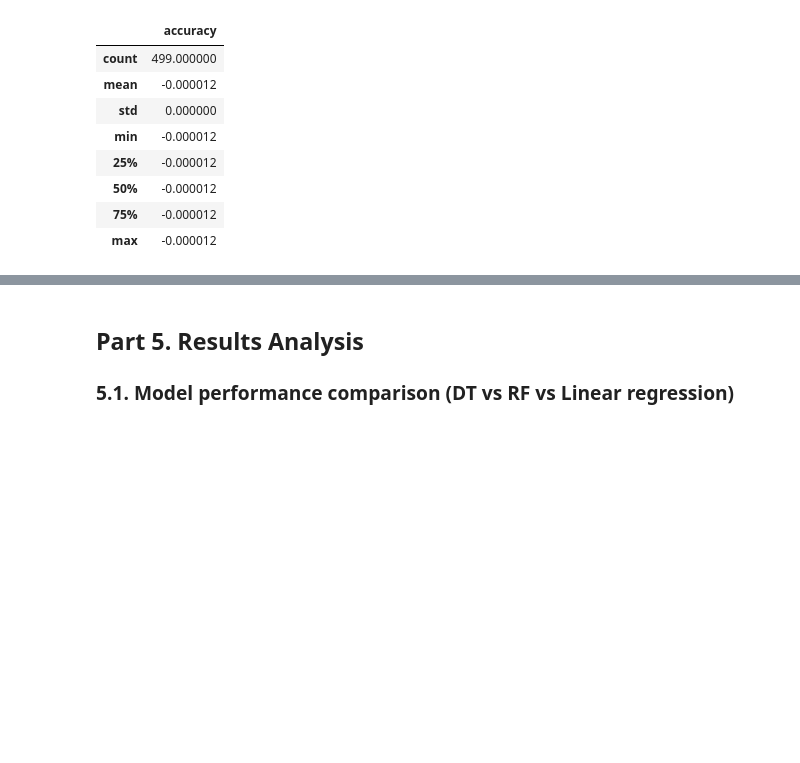
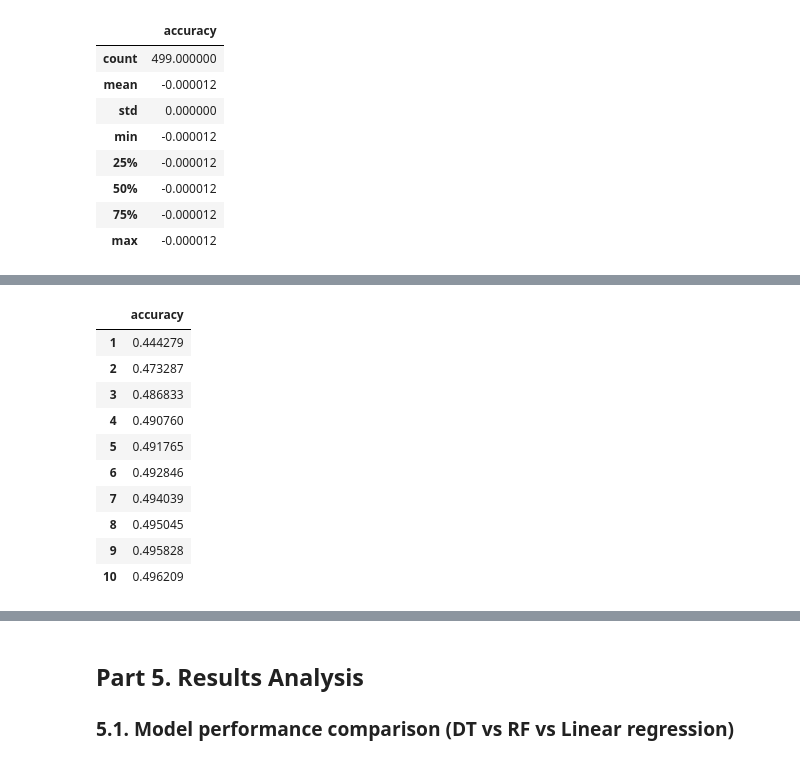
Before and after one commit to nyipuchicago/ML_project1, a Jupyter notebook: Project 1 Final.ipynb, the cells around one changed output, grey strips where cells are left out. Cells and saved outputs as stored; diff of their text form; code cells hidden in the pictures; blank space fills up the shorter version.

```diff
--- a/Project 1 Final.ipynb
+++ b/Project 1 Final.ipynb
@@ -1140,0 +1287,14 @@ We started off with the default parameters: the accuracy is relatively high, but
+# %%
+poly_l2_results_df
+# %% [output]
+|  | accuracy |
+| 1 | 0.444279 |
+| 2 | 0.473287 |
+| 3 | 0.486833 |
+| 4 | 0.490760 |
+| 5 | 0.491765 |
+| 6 | 0.492846 |
+| 7 | 0.494039 |
+| 8 | 0.495045 |
+| 9 | 0.495828 |
+| 10 | 0.496209 |
```
Also changed, not shown: parts of 25 cells of this notebook.
